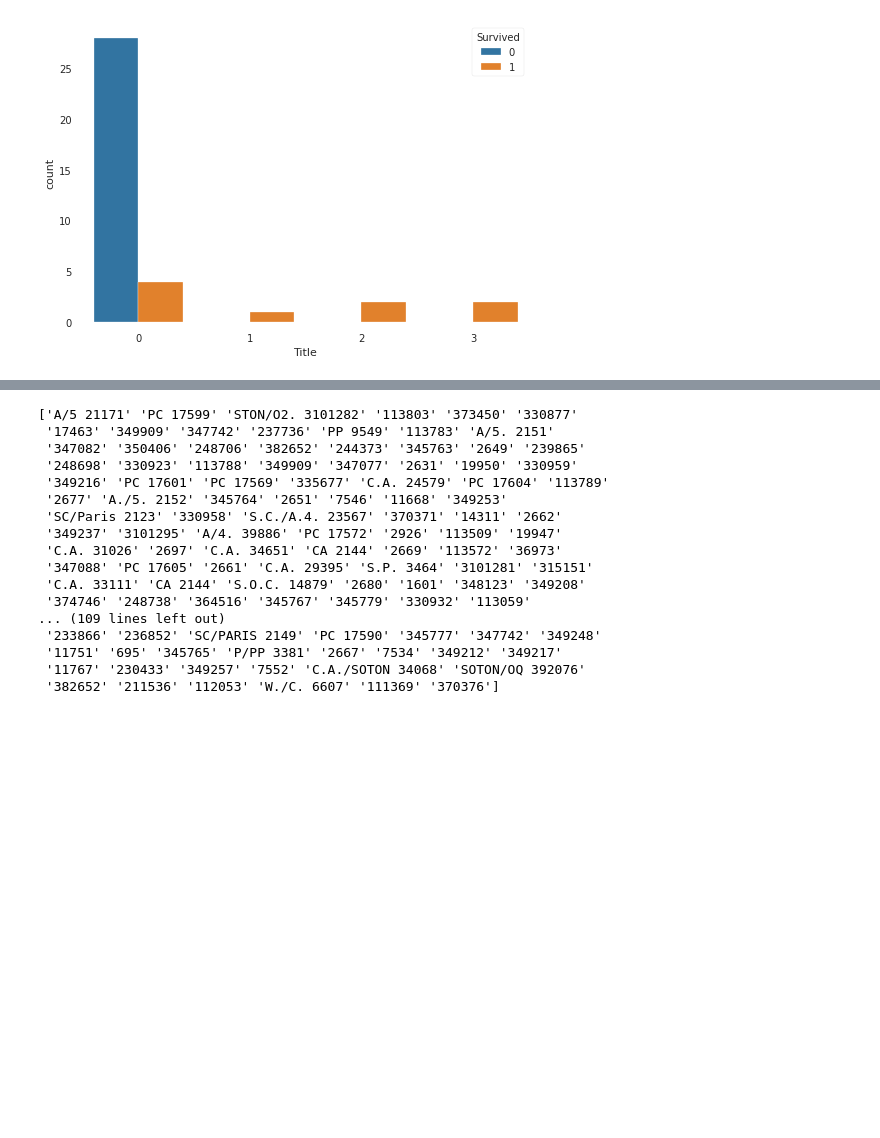
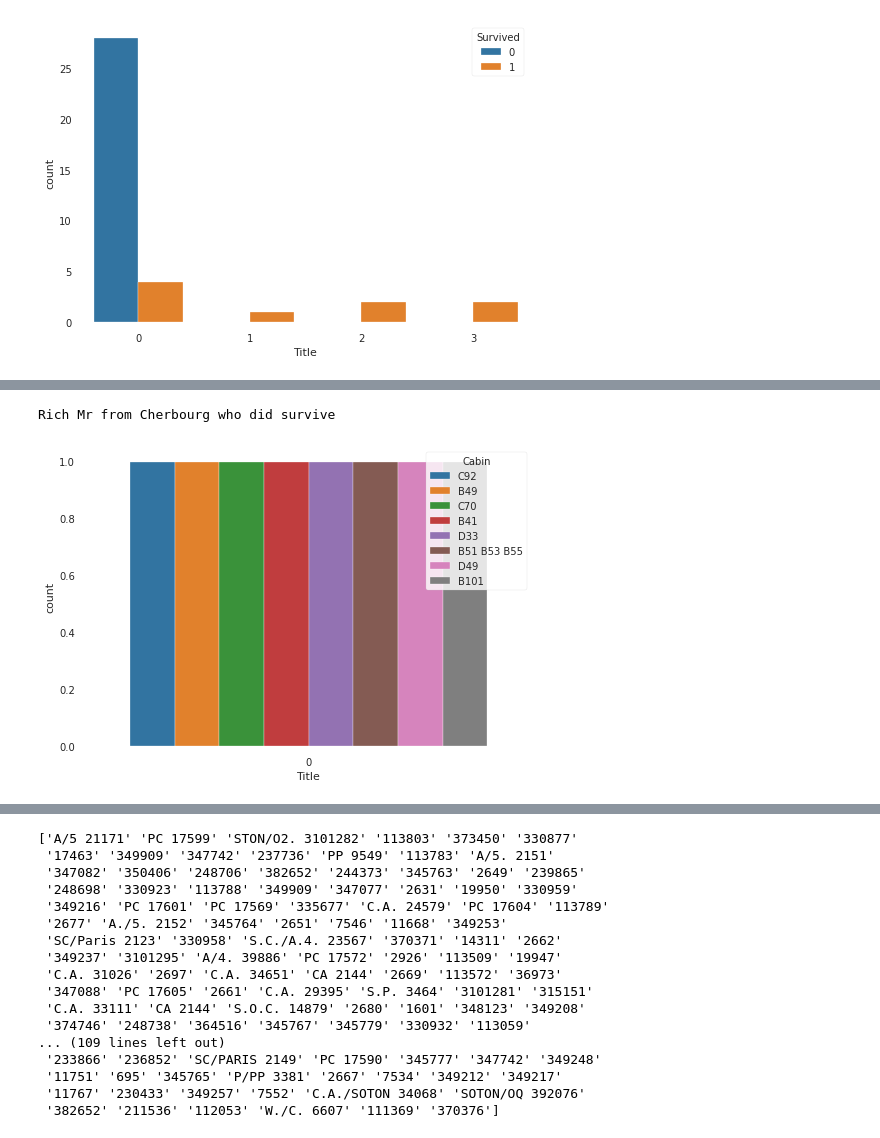
Before and after one commit to edouardkombo/titanic-kaggle-competition, a Jupyter notebook: index.ipynb, the cells around one changed output, grey strips where cells are left out. Drawn from its saved outputs; the diff is of its cells as text; code cells hidden in the pictures; blank space fills up the shorter version.

```diff
--- a/index.ipynb
+++ b/index.ipynb
@@ -306,0 +336,9 @@ Poor passengers who embarked from Cherbourg + Title VS survived
+# %%
+# We repeat the same operation for Rich passengers from Cherbourg
+# This category only includes titles 0 (Mr)
+aa = sns.countplot(x='Title', hue='Cabin', data=df.query('Rich==1 & Embarked==1 & Title==0 & Survived==1 & Sex==0'))
+print('Rich Mr from Cherbourg who did survive')
+plt.show()
+# %% [output]
+Rich Mr from Cherbourg who did survive
+[figure, added]
```
Also changed, not shown: parts of 13 cells of this notebook, 12 other files.
